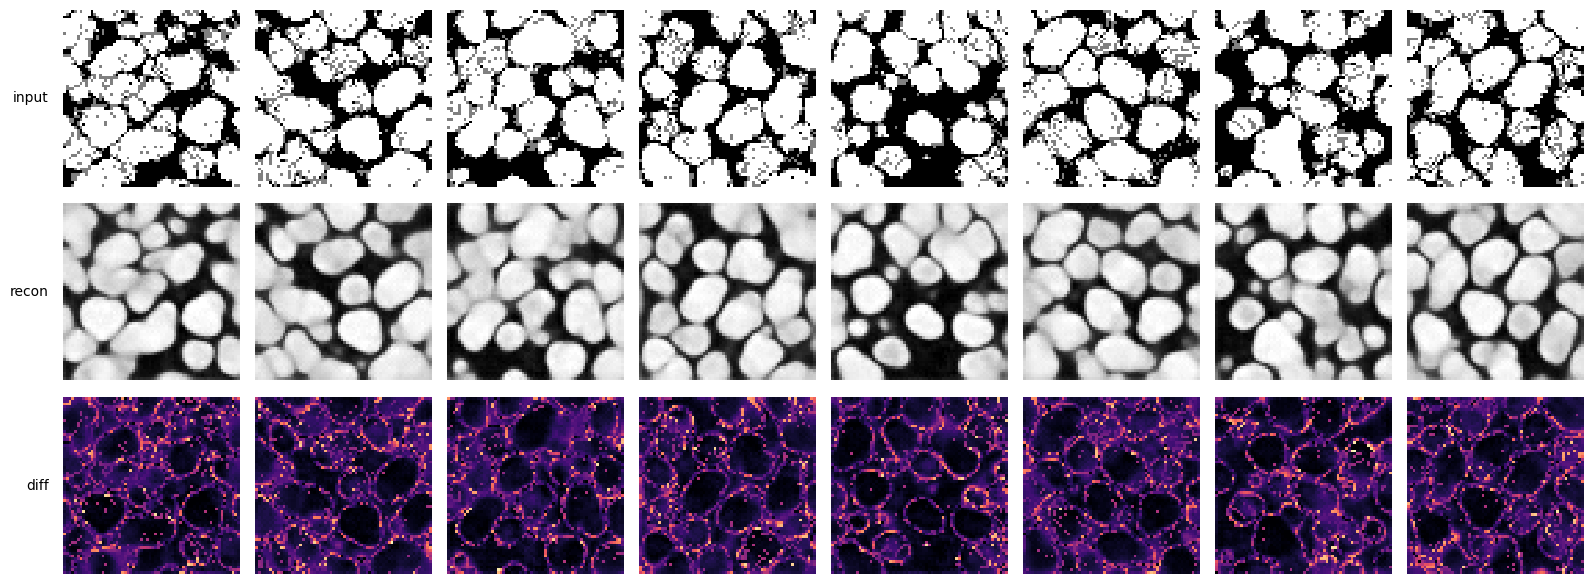
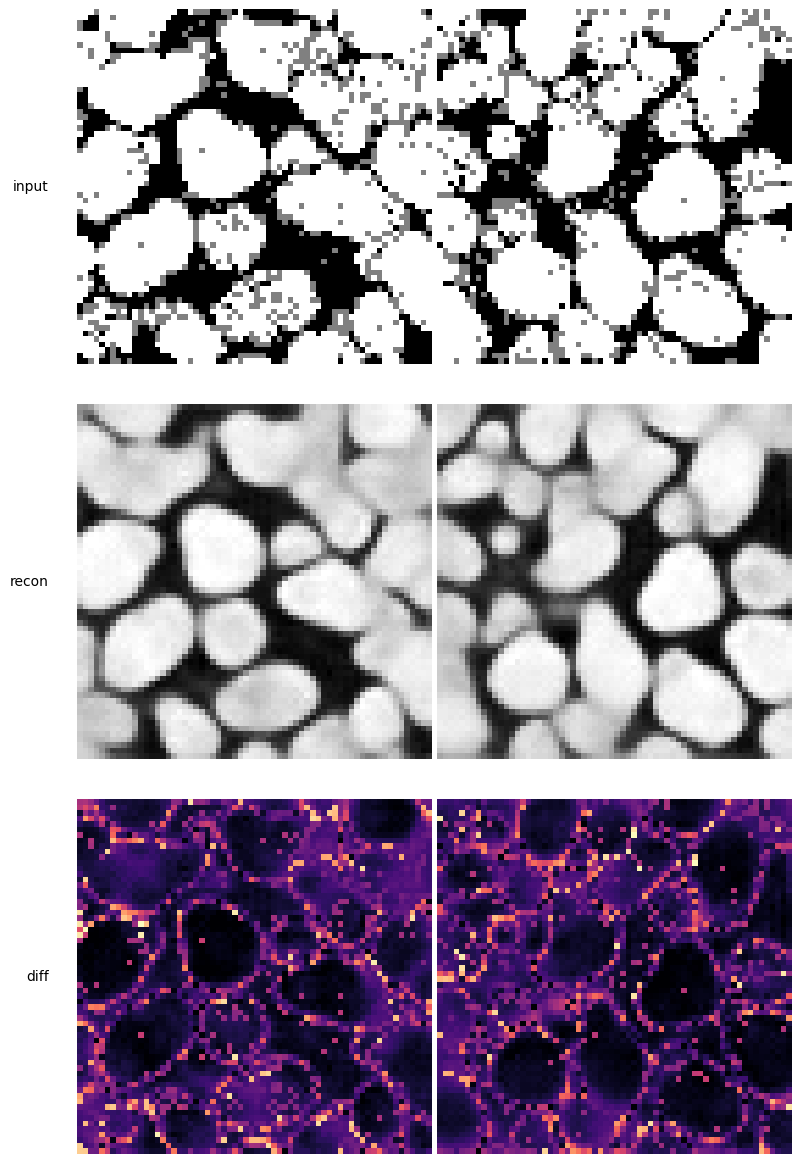
The change to this notebook cell's code, shown as a diff; its figure went from the first image to the second:
--- before
+++ after
@@ -1,6 +1,6 @@
-n = min(8, batch.shape[0])
+n = min(2, batch.shape[0])
 rows = [("input", batch[:n, 0], "gray"), ("recon", recon[:n, 0], "gray"), ("diff", diff[:n, 0], "magma")]
 
-fig, axes = plt.subplots(len(rows), n, figsize=(n * 2, 6), squeeze=False)
+fig, axes = plt.subplots(len(rows), n, figsize=(8, 12), squeeze=False)
 for ax in axes.ravel():
     ax.axis("off")

Commit: Update prediction notebooks and anchor sampling